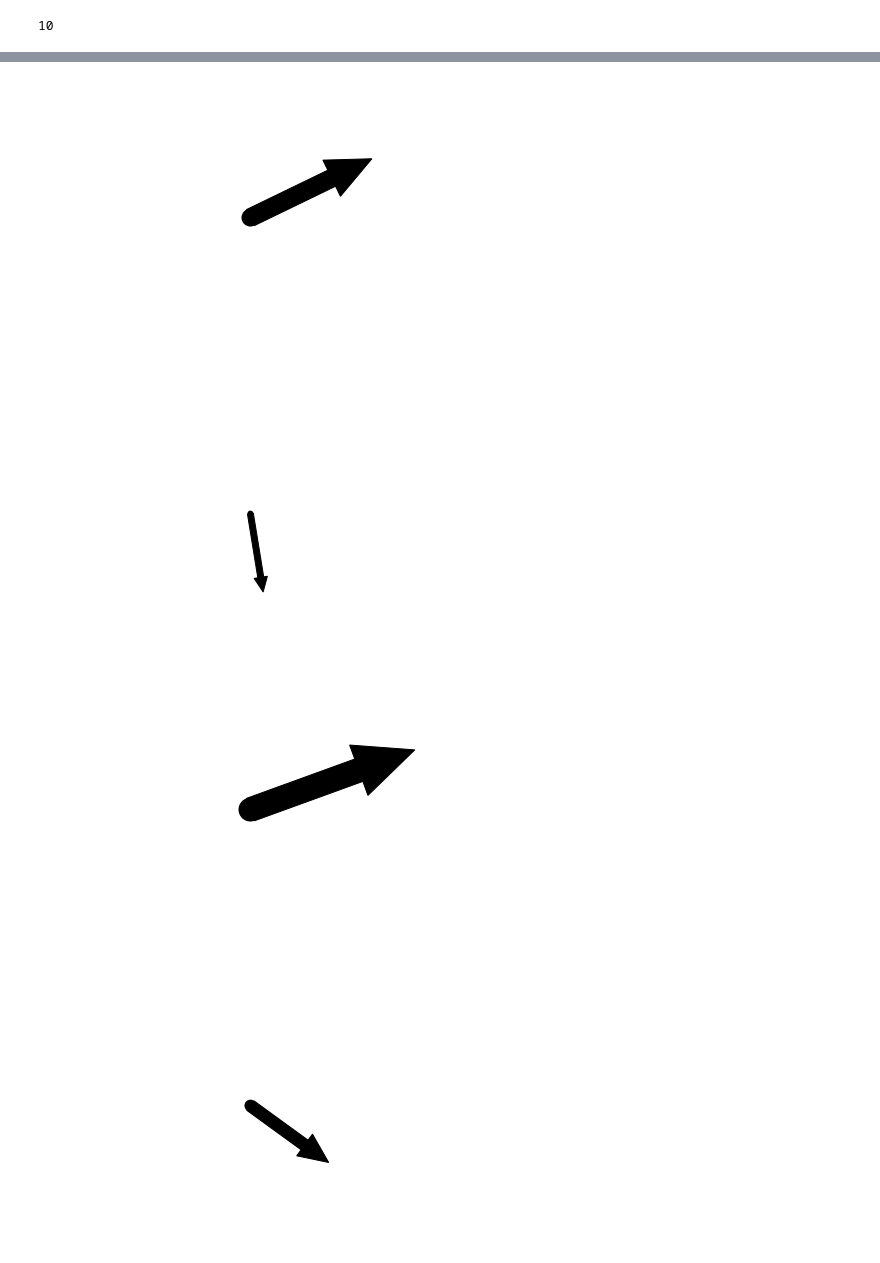
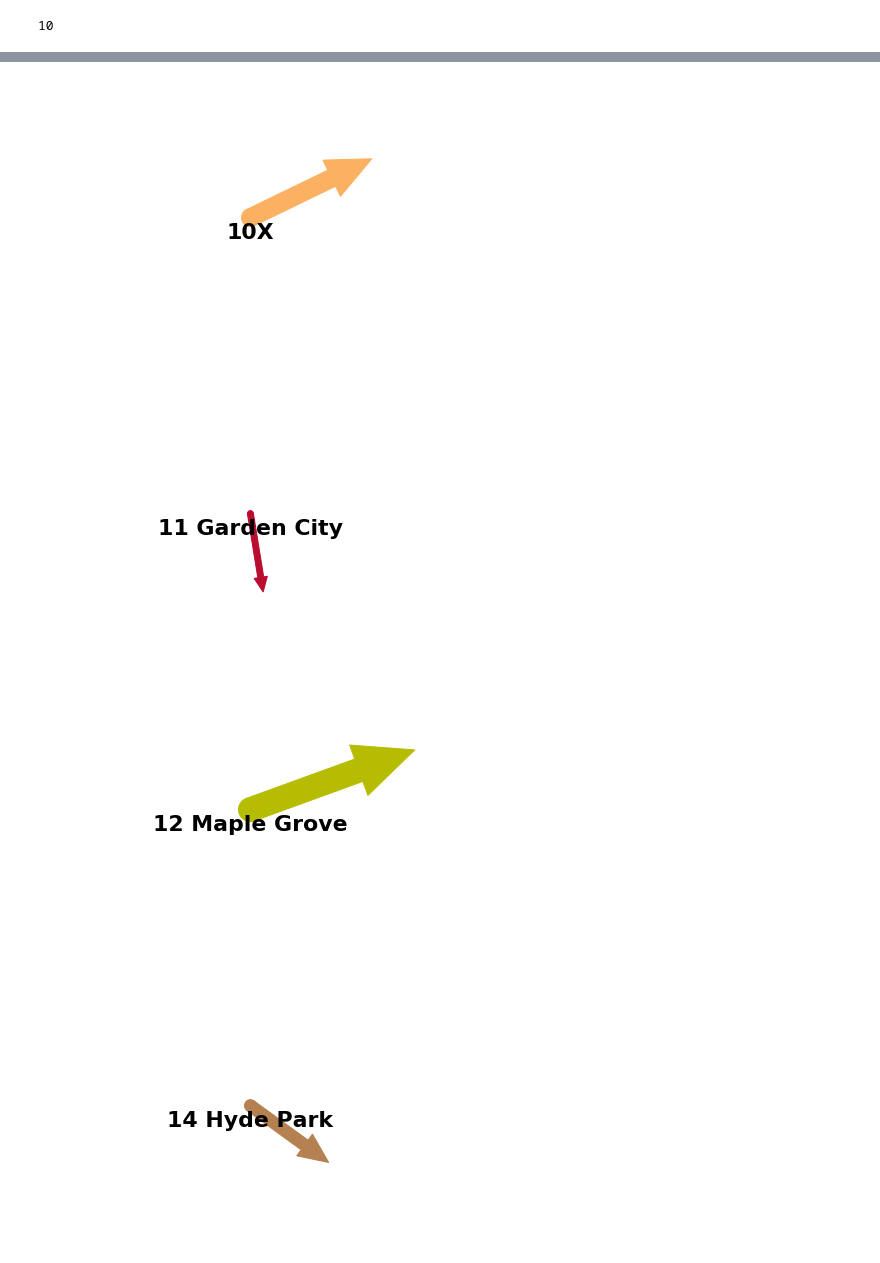
Before and after one commit to bcparker21/perfDash, a Jupyter notebook: Arrows.ipynb, the cells around one changed output, grey strips where cells are left out. Cells and saved outputs as stored; diff of their text form; code cells hidden in the pictures.

Commit message:
Add color

```diff
--- a/Arrows.ipynb
+++ b/Arrows.ipynb
@@ -15,5 +40,5 @@ df=pd.DataFrame(data)
 # %%
-df.set_index(['Stat','Service','Route','Area'],inplace=True)
+df.set_index(['Stat','Service','Route','Area','route_id'],inplace=True)
 # %%
 df.columns=pd.to_datetime(df.columns)
 # %%
@@ -43,7 +68,7 @@ def rot_text(ang):
     return rotation
 # %%
 def gauge(labels=['LOW','MEDIUM','HIGH','VERY HIGH','EXTREME'], \
-          colors='jet_r', arrow=1, title='', fname=False,arrow_size=1):
+          colors='jet_r', arrow=1, title='', fname=False,arrow_size=1,arrow_color='black'):
 
     """
     some sanity checks first
@@ -122,9 +147,9 @@ def gauge(labels=['LOW','MEDIUM','HIGH','VERY HIGH','EXTREME'], \
     pos = mid_points[abs(arrow - N)]
 
     ax.arrow(0, 0, (0.225*(arrow_size/2)) * np.cos(np.radians(-pos)), 0.225 * np.sin(np.radians(-pos)), \
-                 width=0.04*(arrow_size/2), head_width=0.09*(arrow_size/2), head_length=0.1*(arrow_size/2), fc='k', ec='k')
+                 width=0.04*(arrow_size/2), head_width=0.09*(arrow_size/2), head_length=0.1*(arrow_size/2), color=arrow_color)
 
-    ax.add_patch(Circle((0, 0), radius=0.02*(arrow_size/2), facecolor='k'))
+    ax.add_patch(Circle((0, 0), radius=0.02*(arrow_size/2), color=arrow_color))
     #ax.add_patch(Circle((0, 0), radius=0.01, facecolor='w', zorder=11))
 
     """
@@ -182,4 +188,11 @@ needs.Size=needs.Size.map(int)
+# %%
+needs.Arrow=needs.Arrow.map(int)
+needs.Size=needs.Size.map(int)
+route_colors=['#ffcd00','#fbb161','#fbb161','#ba0c2f','#b6bd00','#b58150','#934d11','#00a9ce','#009639','#685bc7','#51284f','#009639','#ff8200','#05c3de','#aa8066','#ff5c39','#486b4c','#97d700','#bb29bb','#008c95','#8b0e04','#f8971d','#63619a','black','black','#40b170','#0072ce','#e93cac','#e93cac','#009ca6','#009ca6','#001489','#001489','#01286b','#00917b','#3a3b42','#CE5504']
+needs['color']=route_colors
+# %%
+needs.reset_index(inplace=True)
 # %%
 for index, row in needs.iterrows():
-    gauge(labels=['','','','',''],colors=['#ffffff','#ffffff','#ffffff','#ffffff','#ffffff'],arrow=row['Arrow'],arrow_size=row['Size'])
+    gauge(title=row['Route'],labels=['','','','',''],colors=['#ffffff','#ffffff','#ffffff','#ffffff','#ffffff'],arrow=row['Arrow'],arrow_size=row['Size'],arrow_color=row['color'])
 # %% [output]
@@ -189,4 +201,4 @@ More than 20 figures have been opened. Figures created through the pyplot interf
-[figure, old version]
+[figure, new version]
-[figure, old version]
+[figure, new version]
-[figure, old version]
+[figure, new version]
-[figure, old version]
+[figure, new version]
```
Also changed, not shown: parts of 7 cells of this notebook.
